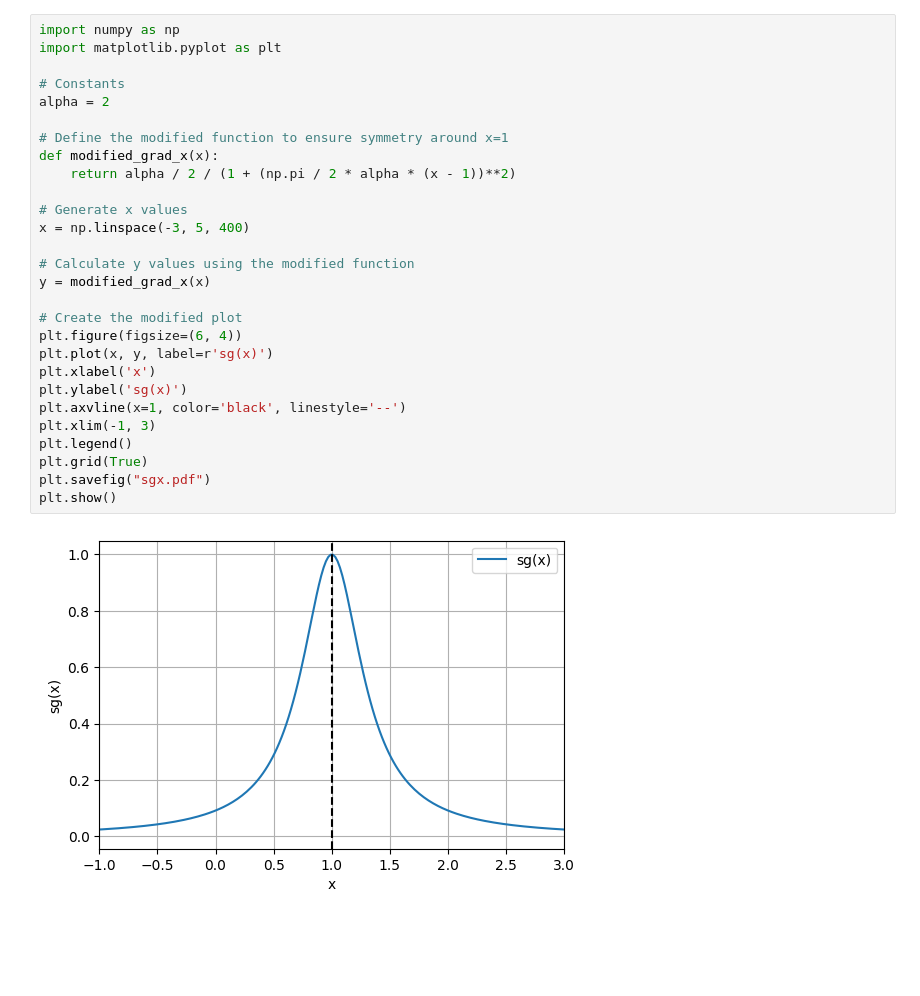
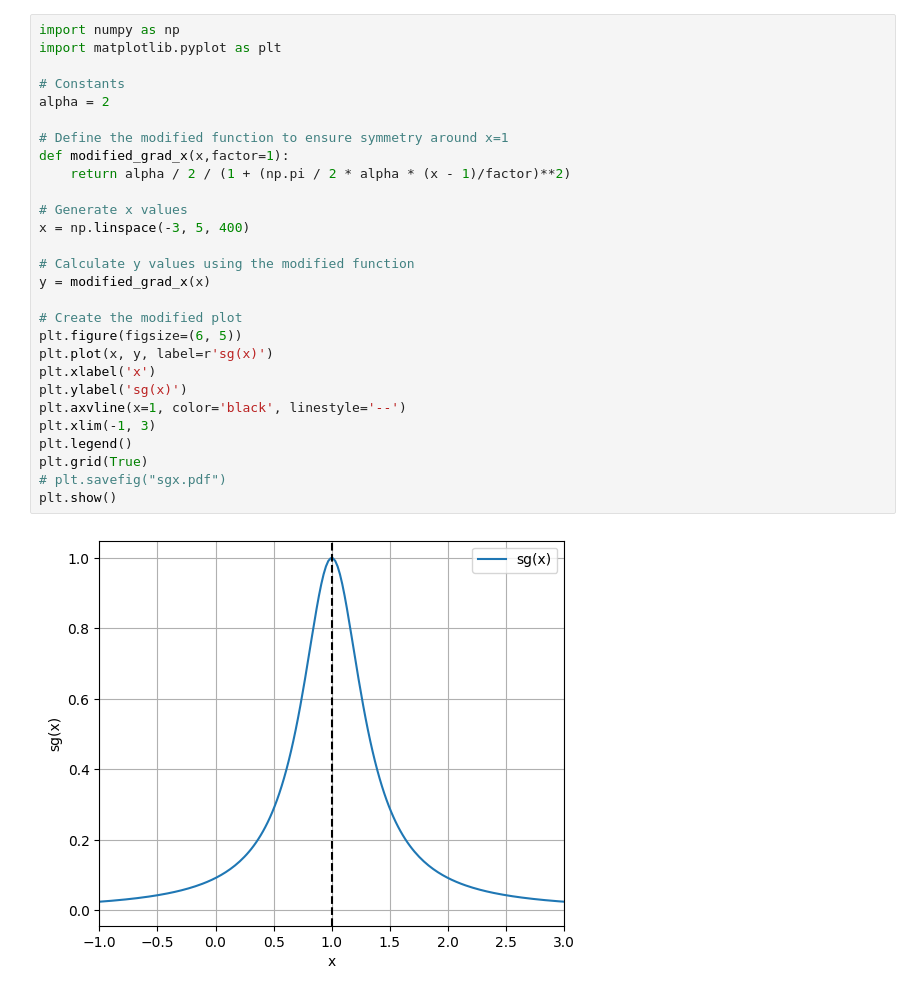
Before and after one commit to mmmingxuan/SNN, a Jupyter notebook: draw.ipynb, the cells around one changed output. Drawn from its saved outputs; the diff is of its cells as text; blank space fills up the shorter version.

```diff
--- a/draw.ipynb
+++ b/draw.ipynb
@@ -1,30 +1,30 @@
 # %%
 import numpy as np
 import matplotlib.pyplot as plt
 
 # Constants
 alpha = 2
 
 # Define the modified function to ensure symmetry around x=1
-def modified_grad_x(x):
-    return alpha / 2 / (1 + (np.pi / 2 * alpha * (x - 1))**2)
+def modified_grad_x(x,factor=1):
+    return alpha / 2 / (1 + (np.pi / 2 * alpha * (x - 1)/factor)**2)
 
 # Generate x values
 x = np.linspace(-3, 5, 400)
 
 # Calculate y values using the modified function
 y = modified_grad_x(x)
 
 # Create the modified plot
-plt.figure(figsize=(6, 4))
+plt.figure(figsize=(6, 5))
 plt.plot(x, y, label=r'sg(x)')
 plt.xlabel('x')
 plt.ylabel('sg(x)')
 plt.axvline(x=1, color='black', linestyle='--')
 plt.xlim(-1, 3)
 plt.legend()
 plt.grid(True)
-plt.savefig("sgx.pdf")
+# plt.savefig("sgx.pdf")
 plt.show()
 # %% [output]
-[figure, old version]
+[figure, new version]
```
Also changed, not shown: parts of 5 cells of this notebook, 4 other files.
